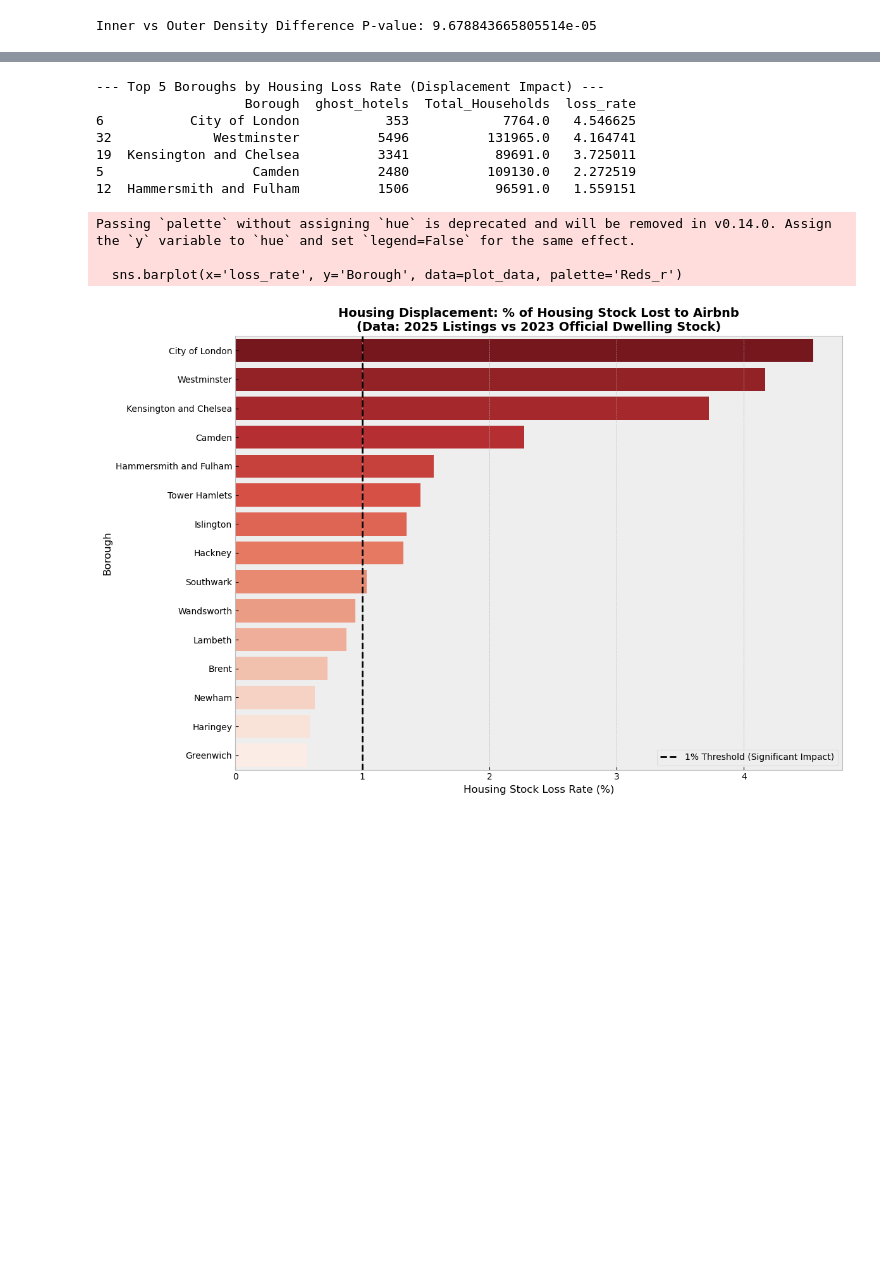
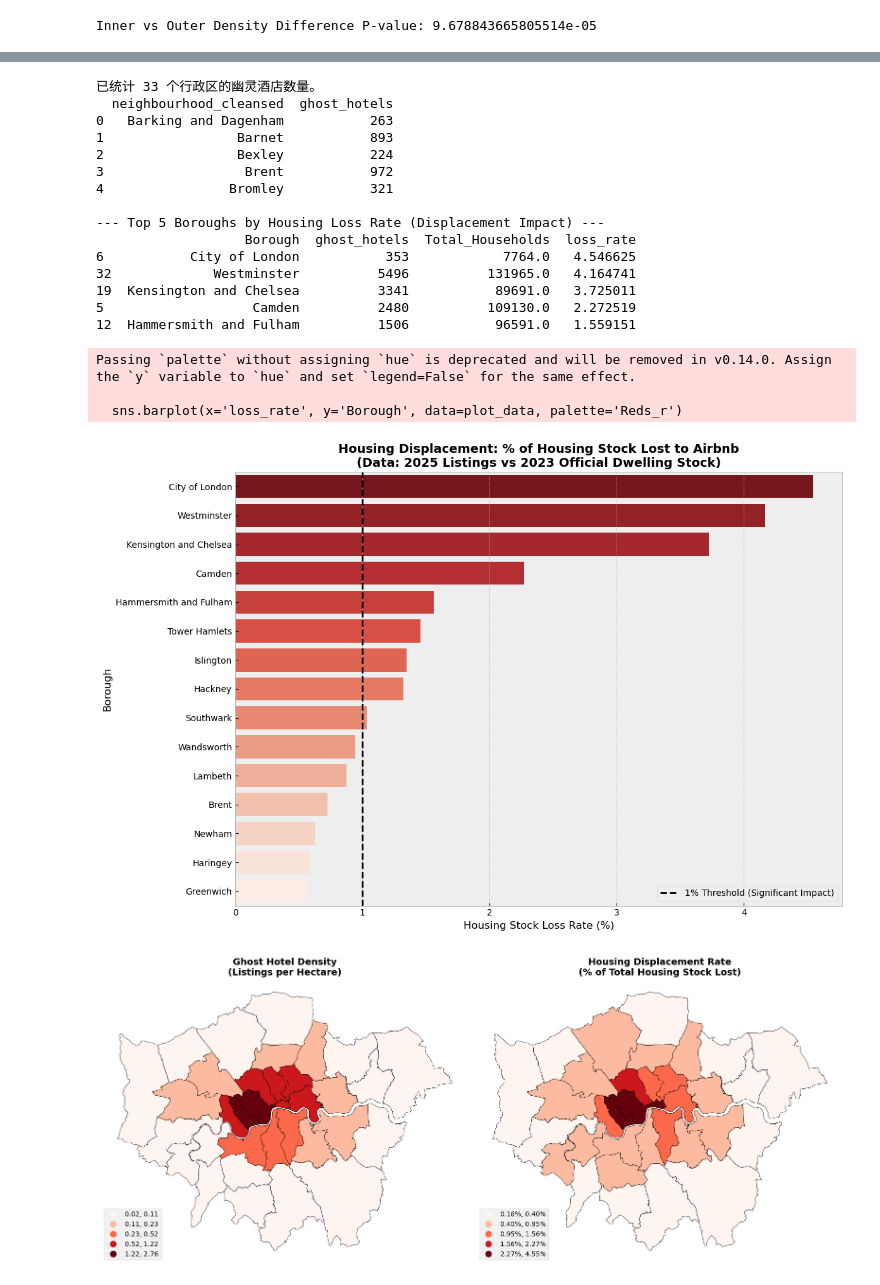
Before and after one commit to yjzhou217/The-Universe-s-Premier-F, a Jupyter notebook: code-draft.ipynb, the cells around one changed output, grey strips where cells are left out. Drawn from its saved outputs; the diff is of its cells as text; code cells hidden in the pictures; blank space fills up the shorter version.

```diff
--- a/code-draft.ipynb
+++ b/code-draft.ipynb
@@ -790,8 +790,12 @@ ghost_counts = df[df['is_lost_housing']].groupby('neighbourhood_cleansed', obser
 # 合并: 左边是 Airbnb 统计，右边是我们清洗后的官方数据
 # 使用 inner join，这会自动过滤掉 CSV 中非伦敦的地区（如 "England", "North East"）
 merged_analysis = pd.merge(ghost_counts, housing_stock, left_on='neighbourhood_cleansed', right_on='Borough', how='inner')
+print(f"已统计 {len(ghost_counts)} 个行政区的幽灵酒店数量。")
+# 预览一下数据，确保看起来没问题
+print(ghost_counts.head())
 
-# 2.4 计算核心指标：住房流失率
+# 2.4 住房挤占程度分析 (Displacement Impact)
+# 核心问题: 幽灵酒店占当地住房存量的百分比是多少？
 # 公式: (幽灵酒店数 / 2023年官方住房总数) * 100
 merged_analysis['loss_rate'] = (merged_analysis['ghost_hotels'] / merged_analysis['Total_Households']) * 100
 
@@ -800,7 +804,7 @@ print("\n--- Top 5 Boroughs by Housing Loss Rate (Displacement Impact) ---")
 top_loss = merged_analysis.sort_values('loss_rate', ascending=False).head(5)
 print(top_loss[['Borough', 'ghost_hotels', 'Total_Households', 'loss_rate']])
 
-# 2.5 可视化：住房挤占程度
+# 可视化：住房挤占程度
 plt.figure(figsize=(12, 8))
 plot_data = merged_analysis.sort_values('loss_rate', ascending=False).head(15)
 
@@ -817,38 +821,95 @@ plt.axvline(1.0, color='black', linestyle='--', label='1% Threshold (Significant
 plt.legend()
 plt.tight_layout()
 plt.show()
+
+# 2.5 幽灵酒店与住房流失的地理分布 (Spatial Distribution)
+# 将计算结果 (merged_analysis) 合并到地图 (boros) 上
+# 注意: 使用 left join 保留地图边界
+boros_map = boros.merge(merged_analysis, left_on='NAME', right_on='Borough', how='left')
+
+# 填充缺失值 (仅针对数值列)
+boros_map['ghost_hotels'] = boros_map['ghost_hotels'].fillna(0)
+boros_map['loss_rate'] = boros_map['loss_rate'].fillna(0)
+
+# 计算密度 (每公顷幽灵酒店数)
+boros_map['hec'] = boros_map.geometry.area / 10000
+boros_map['ghost_density'] = boros_map['ghost_hotels'] / boros_map['hec']
+
+# 可视化：双图并列 (Side-by-Side Plotting style from Practical 10)
+# 设置 1行2列 的画布
+f, axes = plt.subplots(nrows=1, ncols=2, figsize=(16, 8))
+
+# --- 左图: 幽灵酒店密度 (The Pressure) ---
+ax1 = axes[0]
+boros_map.plot(column='ghost_density',
+                ax=ax1,
+                legend=True,
+                cmap='Reds',
+                scheme='fisherjenks', # 自然断点法
+                k=5,
+                edgecolor='black', linewidth=0.5,
+                legend_kwds={'loc': 'lower left', 'fmt': '{:.2f}'})
+
+ax1.set_title('Ghost Hotel Density\n(Listings per Hectare)', fontsize=14, weight='bold')
+ax1.set_axis_off() # Practical 10 风格: 关闭坐标轴
+
+# --- 右图: 住房流失率 (The Impact) ---
+ax2 = axes[1]
+boros_map.plot(column='loss_rate',
+                ax=ax2,
+                legend=True,
+                cmap='Reds',
+                scheme='fisherjenks',
+                k=5,
+                edgecolor='black', linewidth=0.5,
+                legend_kwds={'loc': 'lower left', 'fmt': '{:.2f}%'})
+
+ax2.set_title('Housing Displacement Rate\n(% of Total Housing Stock Lost)', fontsize=14, weight='bold')
+ax2.set_axis_off() # Practical 10 风格: 关闭坐标轴
+
+plt.tight_layout()
+plt.show()
 # %% [output]
 https://raw.githubusercontent.com/yjzhou217/The-Universe-s-Premier-F/main/2023-london-dwelling.csv.gz
 + /home/jovyan/work/data/raw/2023-london-dwelling.csv.gz found locally!
 Data frame is 427 x 28
 住房数据加载完成 (2023 Total Stock)
 City of London 存量: 7,764
 
 正在识别 '幽灵酒店' (阈值: >90 天)...
   - 全伦敦 Airbnb 总房源: 96,639
   - 判定为 '流失住房' (Lost Stock): 32,612
   - 商业化比例 (占 Airbnb 总量): 33.7%
 
 === Market Structure Analysis ===
 Total Listings: 96,639
 Commercial (Ghost Hotels): 32,612 (33.7%)
 Casual (Genuine Sharing): 64,027 (66.3%)
 Passing `palette` without assigning `hue` is deprecated and will be removed in v0.14.0. Assign the `y` variable to `hue` and set `legend=False` for the same effect.
 
   ax = sns.barplot(x='Percentage', y='Category', data=ratio_data,
 [figure]
 <Figure size 640x480 with 0 Axes>
+已统计 33 个行政区的幽灵酒店数量。
+  neighbourhood_cleansed  ghost_hotels
+0   Barking and Dagenham           263
+1                 Barnet           893
+2                 Bexley           224
+3                  Brent           972
+4                Bromley           321
+
 --- Top 5 Boroughs by Housing Loss Rate (Displacement Impact) ---
                    Borough  ghost_hotels  Total_Households  loss_rate
 6           City of London           353            7764.0   4.546625
 32             Westminster          5496          131965.0   4.164741
 19  Kensington and Chelsea          3341           89691.0   3.725011
 5                   Camden          2480          109130.0   2.272519
 12  Hammersmith and Fulham          1506           96591.0   1.559151
 Passing `palette` without assigning `hue` is deprecated and will be removed in v0.14.0. Assign the `y` variable to `hue` and set `legend=False` for the same effect.
 
   sns.barplot(x='loss_rate', y='Borough', data=plot_data, palette='Reds_r')
 [figure]
+[figure, added]
 # %%
 # 3: 经济维度分析 (Economic Dimension)
 # 核心问题: 巨大的经济利益是否是导致住房流失的驱动力 (The Rent Gap)?
```
